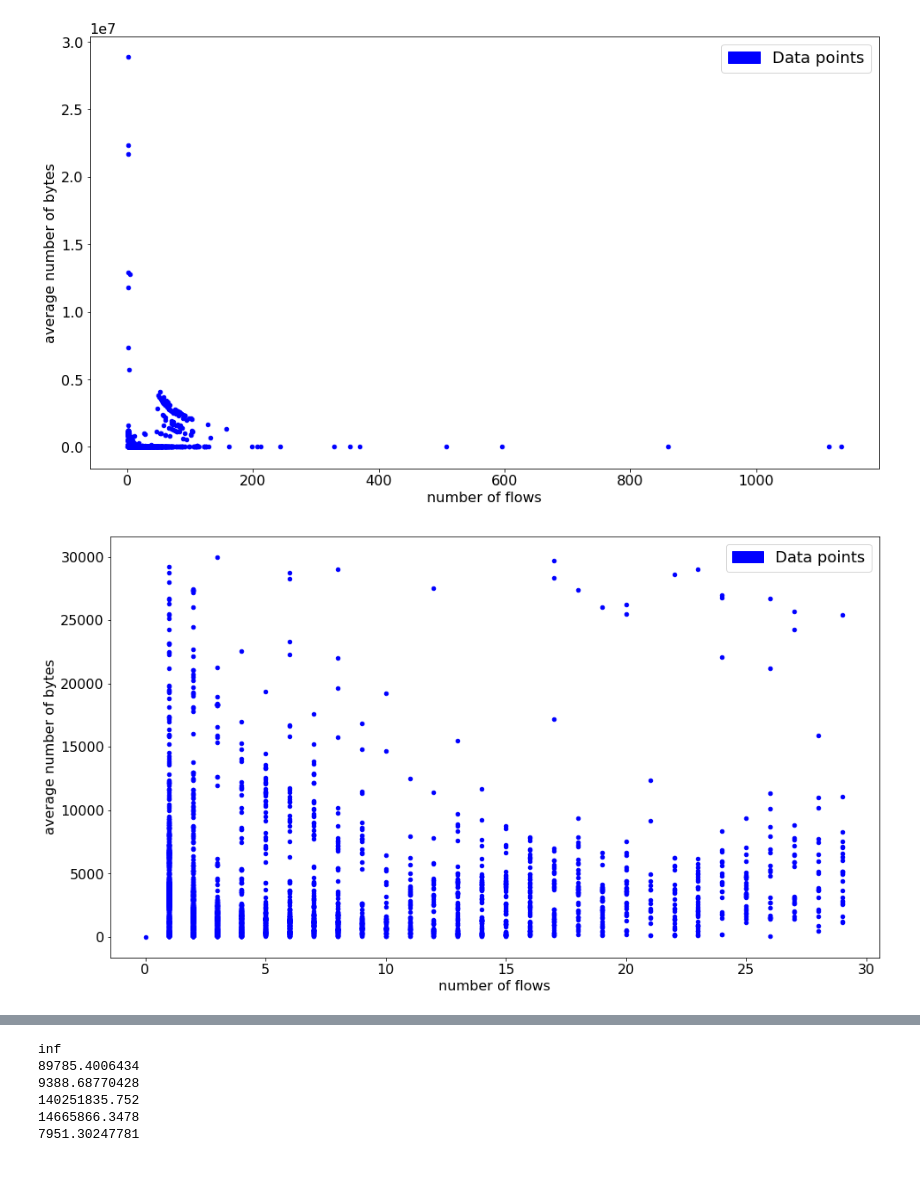
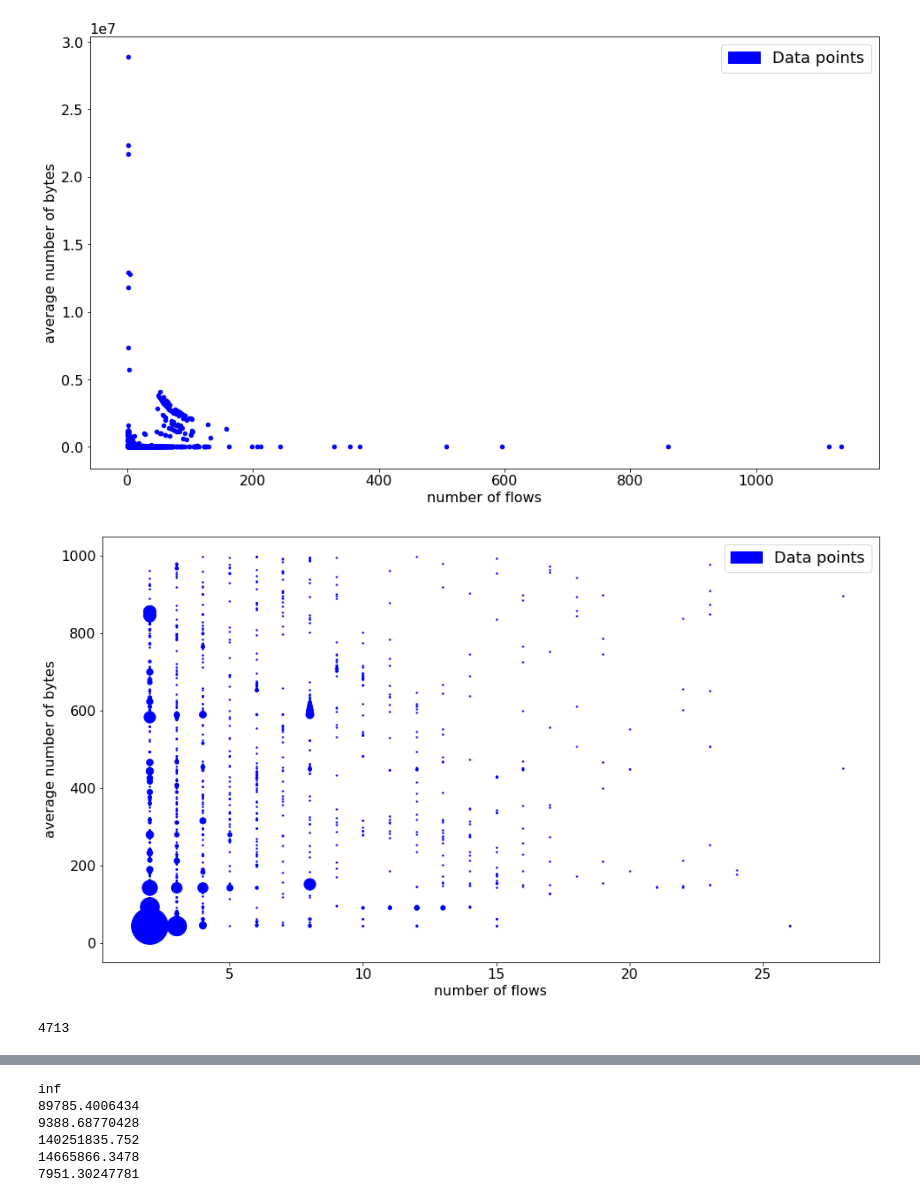
Before and after one commit to SotirisAnagnostidis/onlineAnomalyDetection, a Jupyter notebook: diploma/Poissons on the original distrib.ipynb, the cells around one changed output, grey strips where cells are left out. Cells and saved outputs as stored; diff of their text form; code cells hidden in the pictures; blank space fills up the shorter version.

```diff
--- a/diploma/Poissons on the original distrib.ipynb
+++ b/diploma/Poissons on the original distrib.ipynb
@@ -149,0 +144,6 @@ np.sum(groupped_data['mean(byte count)'] == 0)
+# %%
+from sklearn.preprocessing import MinMaxScaler
+
+scaler = MinMaxScaler(feature_range=(0,1000))
+scaler.fit([[x] for x in groupped_data['mean(byte count)'].values])
+groupped_data['mean(byte count)'] = scaler.transform([[x] for x in groupped_data['mean(byte count)'].values]).astype(int)
@@ -188,9 +192,16 @@ plot_points(groupped_data.values[:, :2])
 # %% [output]
 [figure]
 # %%
-plot_points(groupped_data[(groupped_data['mean(byte count)'] < 30000) & (groupped_data['number of flows'] < 30)].values[:, :2])
+test = groupped_data[groupped_data['number of flows'] > 1].copy()
+
+small_points = test[(test['mean(byte count)'] < 1000) & (test['number of flows'] < 30)].values[:, :2]
+plot_points(small_points)
 # %% [output]
-[figure, old version]
+[figure, new version]
+# %%
+len(small_points)
+# %% [output]
+4713
 # %%
 import scipy.stats.distributions
 from math import log
```
Also changed, not shown: parts of 6 cells of this notebook, 1 other file.
